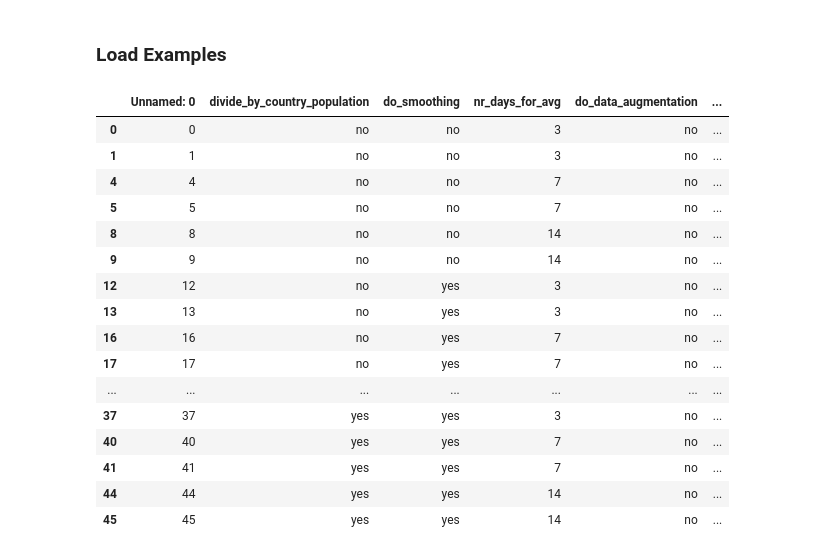
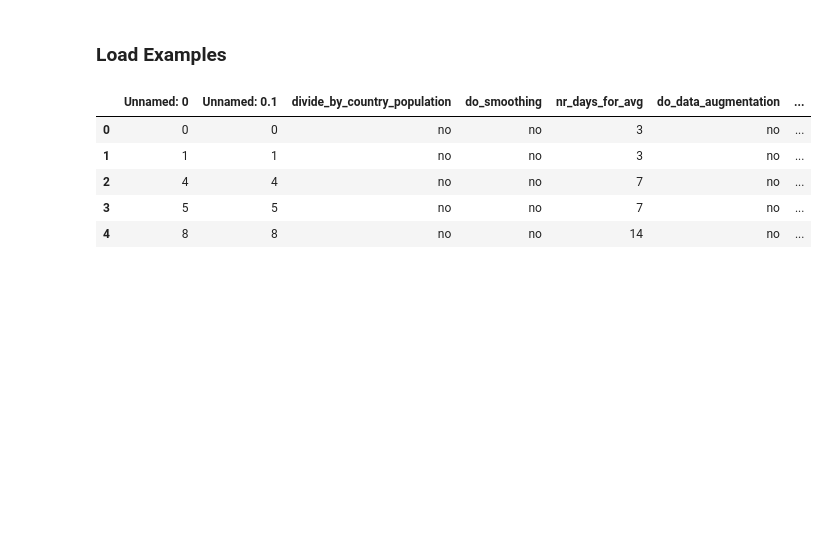
Before and after one commit to mlai-student/Lab2020-21ClusteringCovidData, a Jupyter notebook: notebooks/Tutorial.ipynb, the cells around one changed output. Drawn from its saved outputs; the diff is of its cells as text; code cells hidden in the pictures; blank space fills up the shorter version.

```diff
--- a/notebooks/Tutorial.ipynb
+++ b/notebooks/Tutorial.ipynb
@@ -41,25 +20,14 @@ OVERVIEW_DATASET_PATH = DATASET_PATH + "overview.csv"
 overview_df = pd.read_csv(OVERVIEW_DATASET_PATH)
 overview_df = overview_df[overview_df['do_data_augmentation'] == "no"]
 # %%
-overview_df
+overview_df.head()
 # %% [output]
-|  | Unnamed: 0 | divide_by_country_population | do_smoothing | nr_days_for_avg | do_data_augmentation | ... |
-| 0 | 0 | no | no | 3 | no | ... |
-| 1 | 1 | no | no | 3 | no | ... |
-| 4 | 4 | no | no | 7 | no | ... |
-| 5 | 5 | no | no | 7 | no | ... |
-| 8 | 8 | no | no | 14 | no | ... |
-| 9 | 9 | no | no | 14 | no | ... |
-| 12 | 12 | no | yes | 3 | no | ... |
-| 13 | 13 | no | yes | 3 | no | ... |
-| 16 | 16 | no | yes | 7 | no | ... |
-| 17 | 17 | no | yes | 7 | no | ... |
-| ... | ... | ... | ... | ... | ... | ... |
-| 37 | 37 | yes | yes | 3 | no | ... |
-| 40 | 40 | yes | yes | 7 | no | ... |
-| 41 | 41 | yes | yes | 7 | no | ... |
-| 44 | 44 | yes | yes | 14 | no | ... |
-| 45 | 45 | yes | yes | 14 | no | ... |
+|  | Unnamed: 0 | Unnamed: 0.1 | divide_by_country_population | do_smoothing | nr_days_for_avg | do_data_augmentation | ... |
+| 0 | 0 | 0 | no | no | 3 | no | ... |
+| 1 | 1 | 1 | no | no | 3 | no | ... |
+| 2 | 4 | 4 | no | no | 7 | no | ... |
+| 3 | 5 | 5 | no | no | 7 | no | ... |
+| 4 | 8 | 8 | no | no | 14 | no | ... |
 # %%
 data = []
 for f in overview_df['filename']:
```
Also changed, not shown: parts of 21 cells of this notebook, 2 other files.
